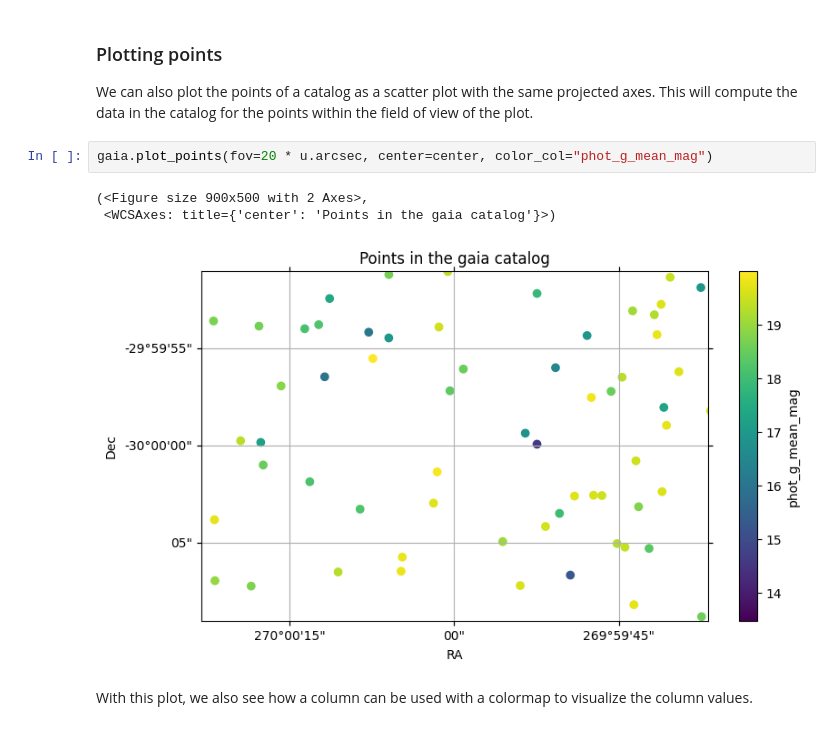
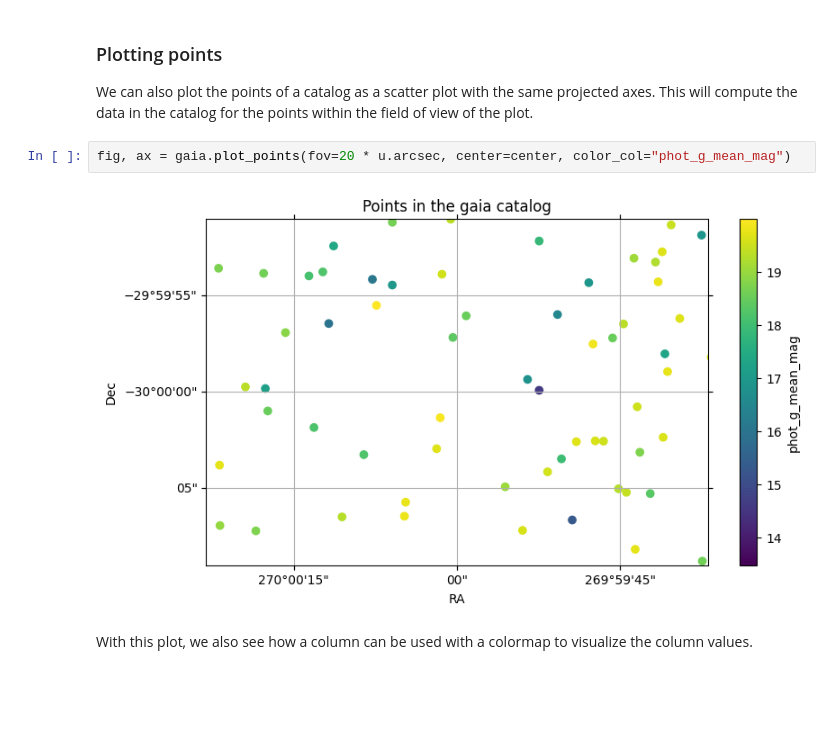
Before and after one commit to astronomy-commons/lsdb, a Jupyter notebook: docs/tutorials/pre_executed/plotting.ipynb, the cells around one changed output. Cells and saved outputs as stored; diff of their text form; blank space fills up the shorter version.

```diff
--- a/docs/tutorials/pre_executed/plotting.ipynb
+++ b/docs/tutorials/pre_executed/plotting.ipynb
@@ -45,11 +44,9 @@ gaia.plot_pixels(projection="AIT", fov=fov, center=center)
 
 We can also plot the points of a catalog as a scatter plot with the same projected axes. This will compute the data in the catalog for the points within the field of view of the plot.
 # %%
-gaia.plot_points(fov=20 * u.arcsec, center=center, color_col="phot_g_mean_mag")
+fig, ax = gaia.plot_points(fov=20 * u.arcsec, center=center, color_col="phot_g_mean_mag")
 # %% [output]
-(<Figure size 900x500 with 2 Axes>,
- <WCSAxes: title={'center': 'Points in the gaia catalog'}>)
-[figure, old version]
+[figure, new version]
 # %% [markdown]
 With this plot, we also see how a column can be used with a colormap to visualize the column values.
 # %% [markdown]
```
Also changed, not shown: parts of 5 cells of this notebook.
